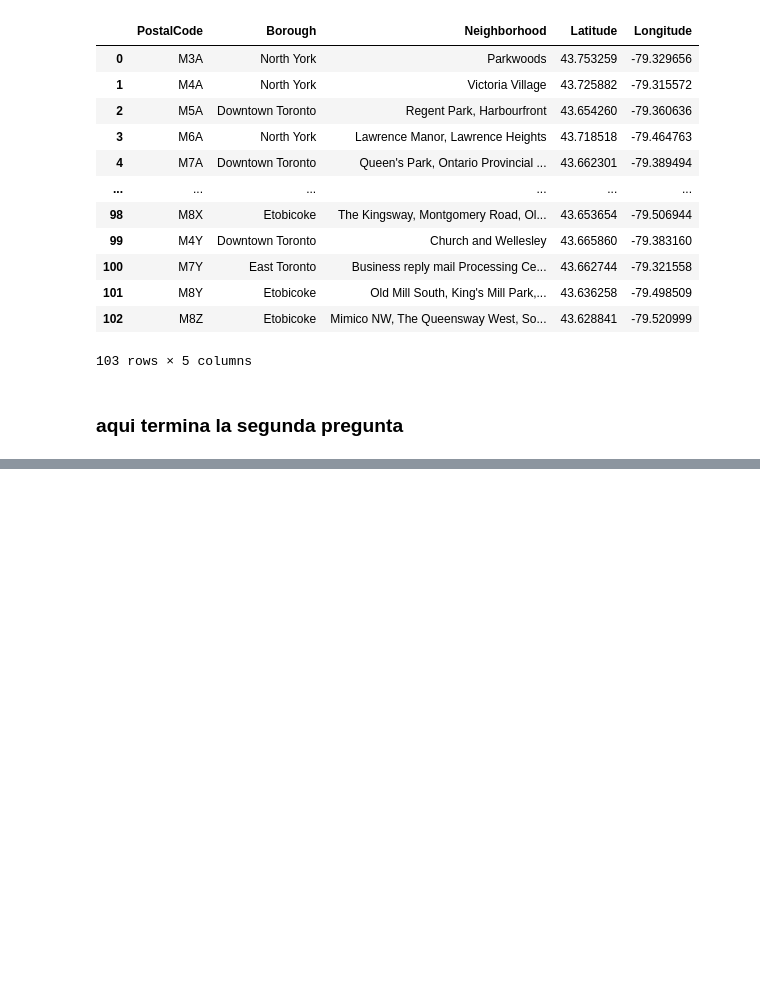
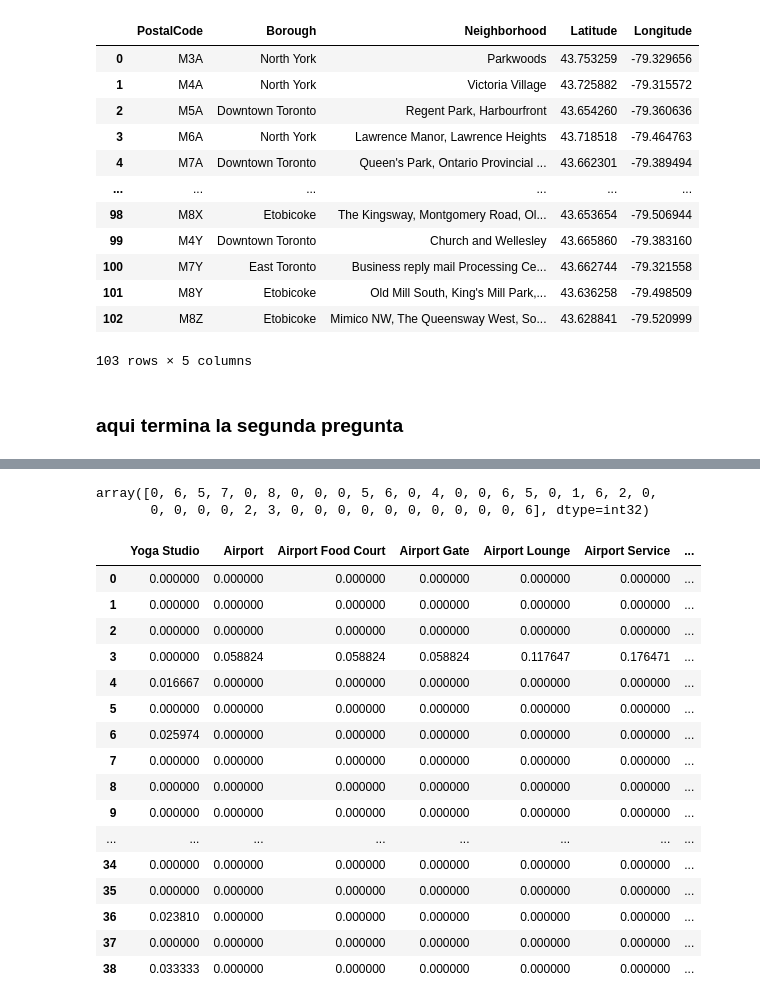
Before and after one commit to hectorvil/Canada_clustering, a Jupyter notebook: Segmenting and Clustering Neighborhoods in Toronto.ipynb, the cells around one changed output, grey strips where cells are left out. Drawn from its saved outputs; the diff is of its cells as text; code cells hidden in the pictures; blank space fills up the shorter version.

```diff
--- a/Segmenting and Clustering Neighborhoods in Toronto.ipynb
+++ b/Segmenting and Clustering Neighborhoods in Toronto.ipynb
@@ -283,0 +743,34 @@ df_Canada
+# %%
+# set number of clusters
+kclusters = 9
+
+Toronto_grouped_clustering = Toronto_grouped.drop('Neighborhood', 1)
+
+# run k-means clustering
+kmeans = KMeans(n_clusters=kclusters, random_state=0).fit(Toronto_grouped_clustering)
+
+# check cluster labels generated for each row in the dataframe
+kmeans.labels_#[0:10]
+# %% [output]
+array([0, 6, 5, 7, 0, 8, 0, 0, 0, 5, 6, 0, 4, 0, 0, 6, 5, 0, 1, 6, 2, 0,
+       0, 0, 0, 0, 2, 3, 0, 0, 0, 0, 0, 0, 0, 0, 0, 0, 6], dtype=int32)
+# %%
+Toronto_grouped_clustering
+# %% [output]
+|  | Yoga Studio | Airport | Airport Food Court | Airport Gate | Airport Lounge | Airport Service | ... |
+| 0 | 0.000000 | 0.000000 | 0.000000 | 0.000000 | 0.000000 | 0.000000 | ... |
+| 1 | 0.000000 | 0.000000 | 0.000000 | 0.000000 | 0.000000 | 0.000000 | ... |
+| 2 | 0.000000 | 0.000000 | 0.000000 | 0.000000 | 0.000000 | 0.000000 | ... |
+| 3 | 0.000000 | 0.058824 | 0.058824 | 0.058824 | 0.117647 | 0.176471 | ... |
+| 4 | 0.016667 | 0.000000 | 0.000000 | 0.000000 | 0.000000 | 0.000000 | ... |
+| 5 | 0.000000 | 0.000000 | 0.000000 | 0.000000 | 0.000000 | 0.000000 | ... |
+| 6 | 0.025974 | 0.000000 | 0.000000 | 0.000000 | 0.000000 | 0.000000 | ... |
+| 7 | 0.000000 | 0.000000 | 0.000000 | 0.000000 | 0.000000 | 0.000000 | ... |
+| 8 | 0.000000 | 0.000000 | 0.000000 | 0.000000 | 0.000000 | 0.000000 | ... |
+| 9 | 0.000000 | 0.000000 | 0.000000 | 0.000000 | 0.000000 | 0.000000 | ... |
+| ... | ... | ... | ... | ... | ... | ... | ... |
+| 34 | 0.000000 | 0.000000 | 0.000000 | 0.000000 | 0.000000 | 0.000000 | ... |
+| 35 | 0.000000 | 0.000000 | 0.000000 | 0.000000 | 0.000000 | 0.000000 | ... |
+| 36 | 0.023810 | 0.000000 | 0.000000 | 0.000000 | 0.000000 | 0.000000 | ... |
+| 37 | 0.000000 | 0.000000 | 0.000000 | 0.000000 | 0.000000 | 0.000000 | ... |
+| 38 | 0.033333 | 0.000000 | 0.000000 | 0.000000 | 0.000000 | 0.000000 | ... |
```
Also changed, not shown: parts of 29 cells of this notebook.
